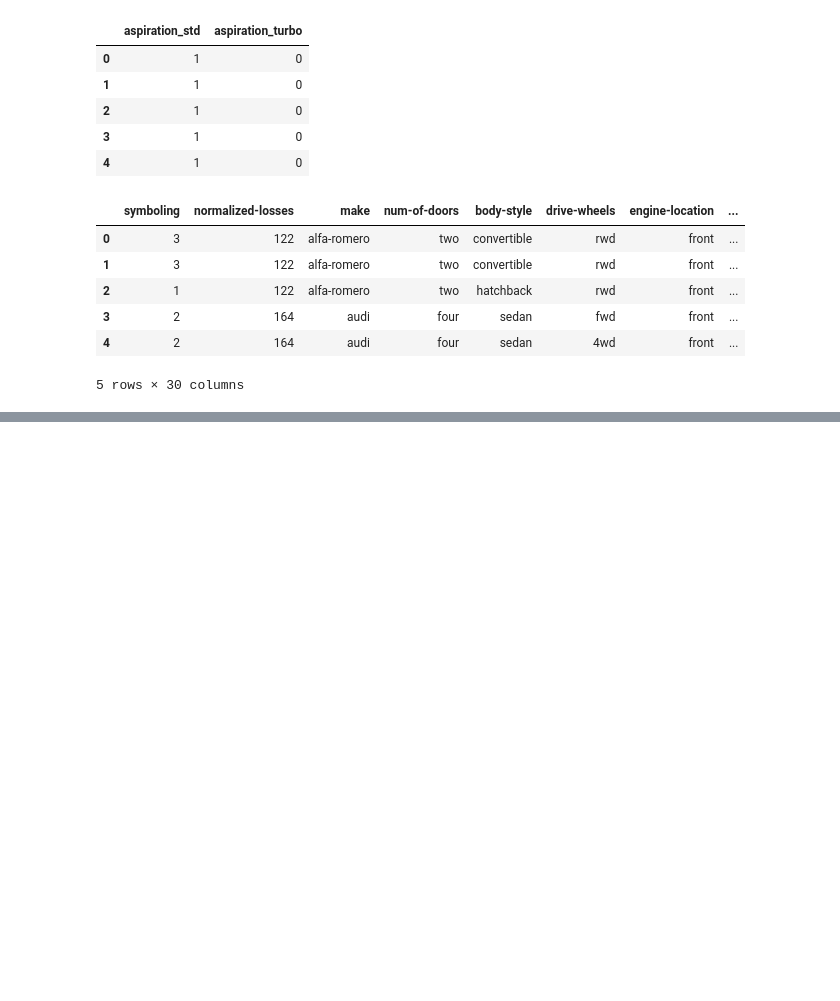
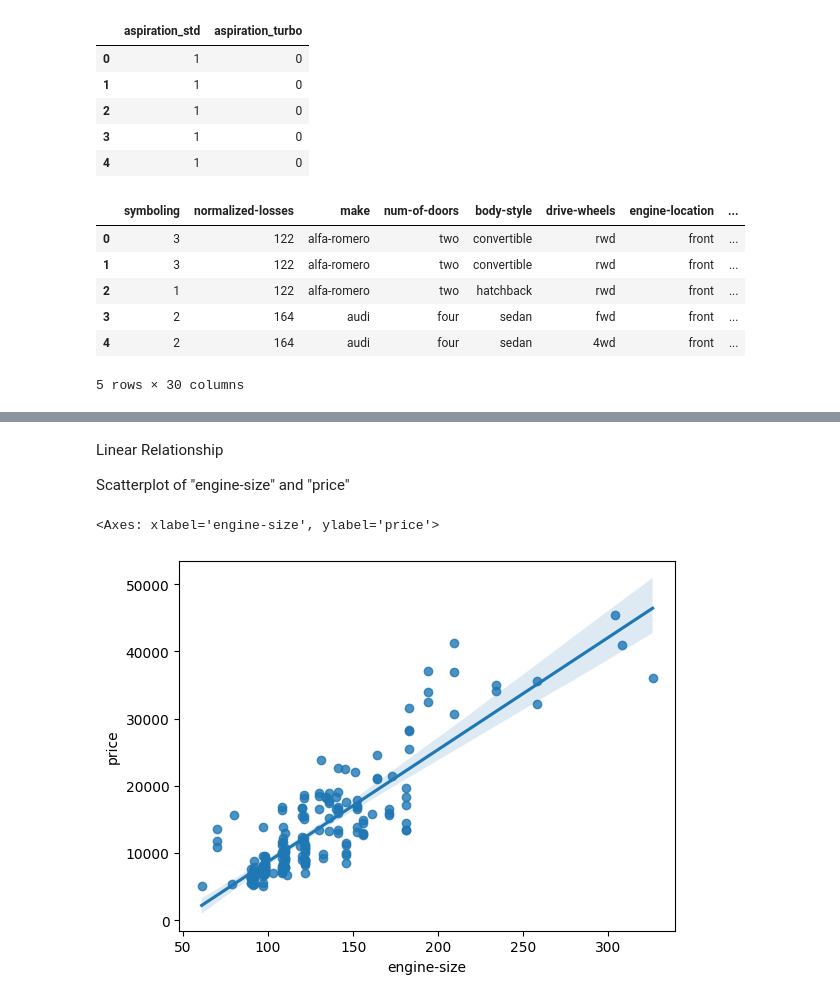
Before and after one commit to MaliniVibin1502/python, a Jupyter notebook: Usedcarpricing.ipynb, the cells around one changed output, grey strips where cells are left out. Drawn from its saved outputs; the diff is of its cells as text; code cells hidden in the pictures; blank space fills up the shorter version.

```diff
--- a/Usedcarpricing.ipynb
+++ b/Usedcarpricing.ipynb
@@ -241,7 +251,6 @@ dtype: object
 Standardising data - Convert mpg to L/100km by mathematical operation (235 divided by mpg)
 # %%
 uc['highway-L/100km'] = 235/uc['highway-mpg']
-uc.rename(columns={'highway-mpg' :'highway-L/100km'}, inplace=True)
 uc.head()
 # %% [output]
 |  | symboling | normalized-losses | make | fuel-type | aspiration | num-of-doors | body-style | drive-wheels | ... |
@@ -447,0 +511,9 @@ uc.head()
+# %% [markdown]
+Linear Relationship
+
+Scatterplot of "engine-size" and "price"
+# %%
+sns.regplot(x="engine-size", y="price", data=uc)
+# %% [output]
+<Axes: xlabel='engine-size', ylabel='price'>
+[figure, added]
```
Also changed, not shown: parts of 38 cells of this notebook.
